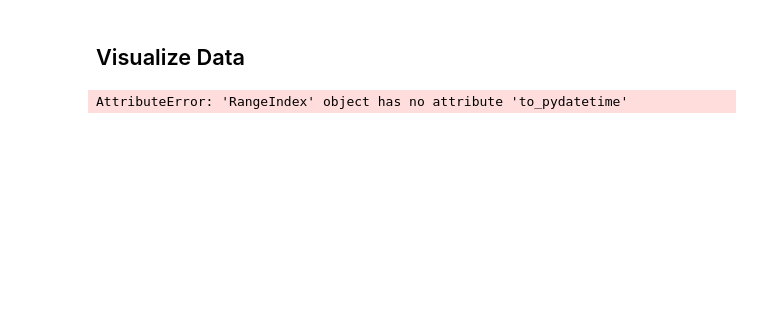
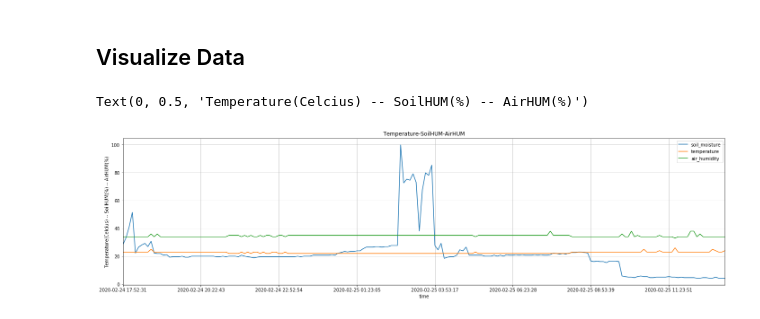
Before and after one commit to cemonel/smart-irrigation, a Jupyter notebook: irrigation_visiaulization.ipynb, the cells around one changed output. Cells and saved outputs as stored; diff of their text form; code cells hidden in the pictures; blank space fills up the shorter version.

```diff
--- a/irrigation_visiaulization.ipynb
+++ b/irrigation_visiaulization.ipynb
@@ -50,9 +50,9 @@ irrigation_data
 # %% [markdown]
 ## Visualize Data
 # %%
+# register_matplotlib_converters()
 plt.rcParams['figure.figsize'] = (24,6)   # Change the plot size
-# plt.plot(irrigation_data.index.to_pydatetime(), df.RandomValues)
-
-irrigation_data.plot(grid=True, title="Temperature-SoilHUM-AirHUM").set_ylabel("Temperature(Celcius) -- SoilHUM(%) -- AirHUM(%)")
+irrigation_data.plot(grid=True, title="Temperature-SoilHUM-AirHUM", kind="line").set_ylabel("Temperature(Celcius) -- SoilHUM(%) -- AirHUM(%)")
 # %% [output]
-AttributeError: 'RangeIndex' object has no attribute 'to_pydatetime'
+Text(0, 0.5, 'Temperature(Celcius) -- SoilHUM(%) -- AirHUM(%)')
+[figure, added]
```
Also changed, not shown: parts of 3 cells of this notebook, 4 other files.
